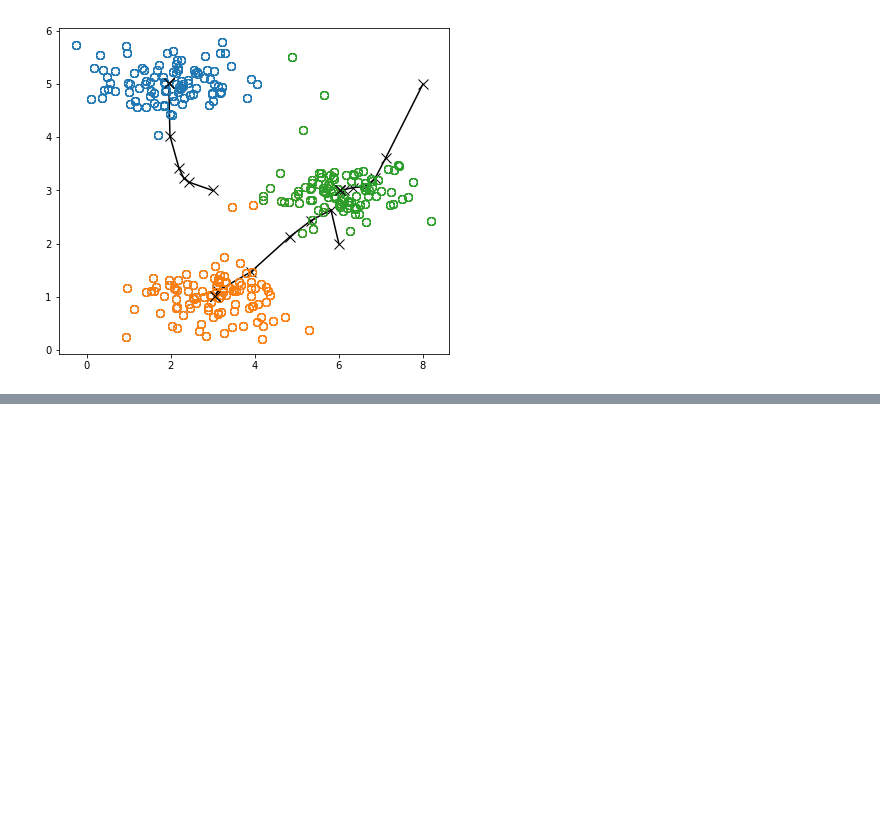
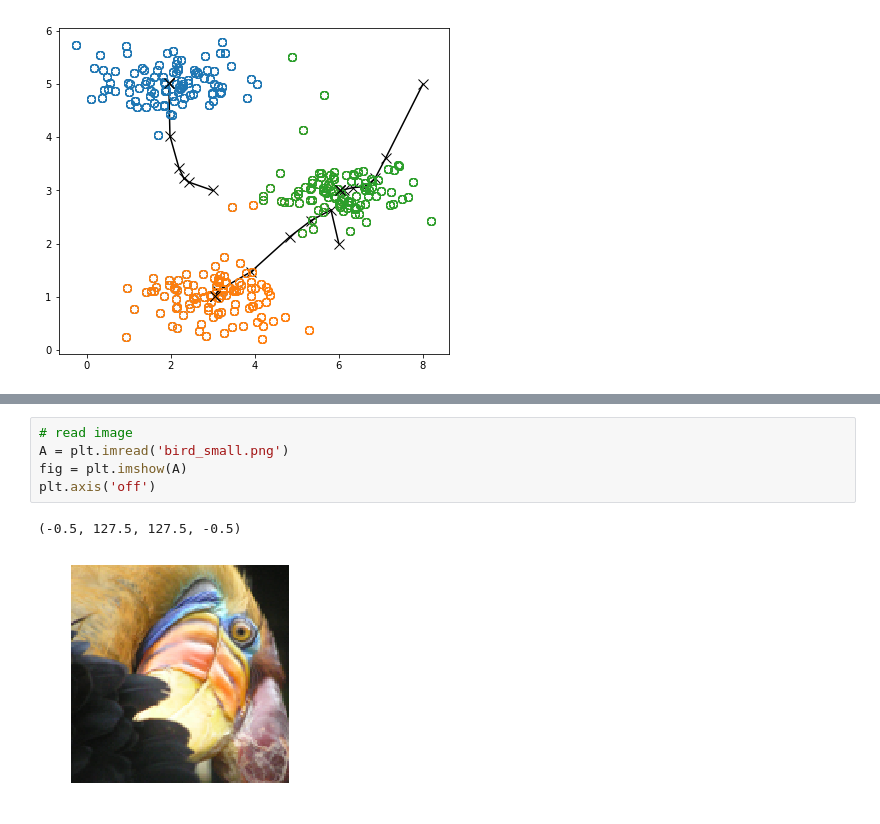
Before and after one commit to oeyh/NN, a Jupyter notebook: assignment7 K-means Clustering and PCA/assignment 7 K-means and PCA.ipynb, the cells around one changed output, grey strips where cells are left out. Drawn from its saved outputs; the diff is of its cells as text; blank space fills up the shorter version.

```diff
--- a/assignment7 K-means Clustering and PCA/assignment 7 K-means and PCA.ipynb
+++ b/assignment7 K-means Clustering and PCA/assignment 7 K-means and PCA.ipynb
@@ -171,0 +190,8 @@ plotDataPoints(X, idx, K, ax)
+# %%
+# read image
+A = plt.imread('bird_small.png')
+fig = plt.imshow(A)
+plt.axis('off')
+# %% [output]
+(-0.5, 127.5, 127.5, -0.5)
+[figure, added]
```
Also changed, not shown: parts of 5 cells of this notebook.
